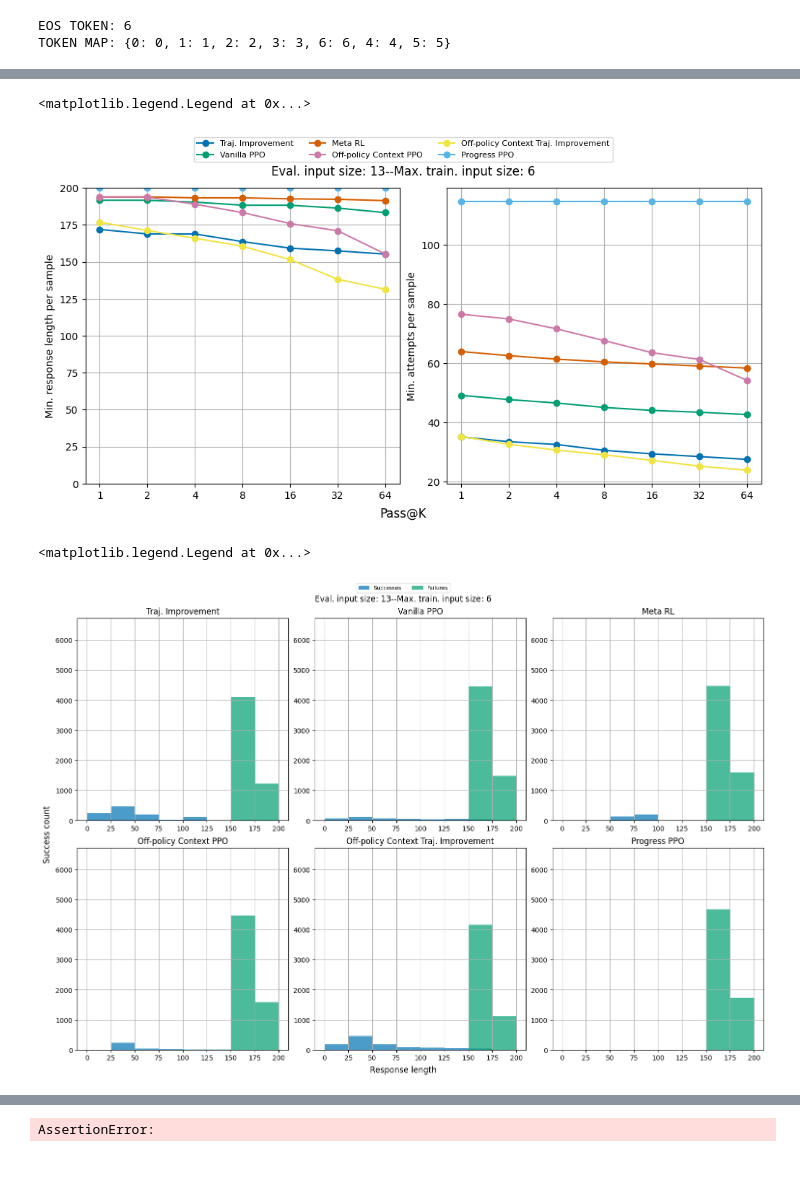
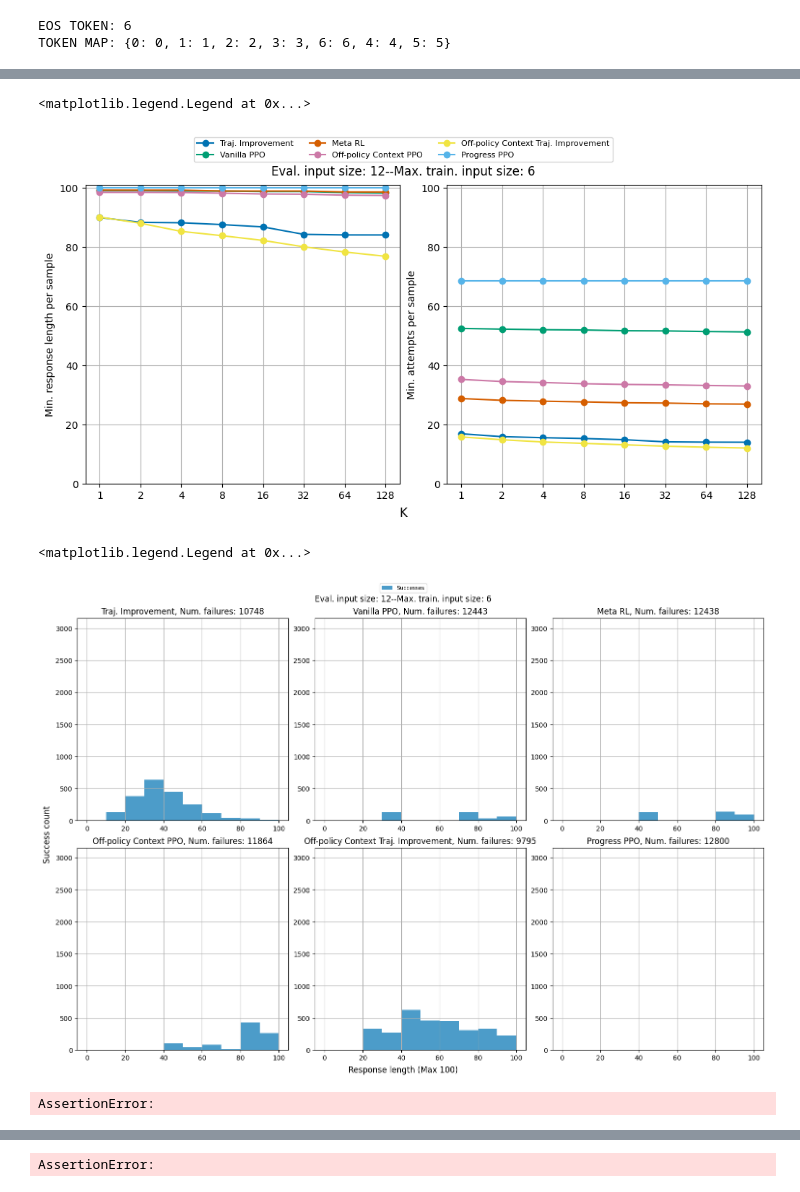
Before and after one commit to chanb/scaling_jax, a Jupyter notebook: src/evaluations/attempt_diversity.ipynb, the cells around one changed output, grey strips where cells are left out. Drawn from its saved outputs; the diff is of its cells as text; code cells hidden in the pictures.

Commit message:
Add more plots

```diff
--- a/src/evaluations/attempt_diversity.ipynb
+++ b/src/evaluations/attempt_diversity.ipynb
@@ -98,7 +106,7 @@ dataset = Addition(
     right_to_left=right_to_left,
     num_repeats=None,
     shuffle=False,
-    exact=False,
+    exact=True,
     predict_eos=predict_eos,
     num_cot_tokens=num_cot_tokens,
     p_curriculum=0.0,
@@ -229,7 +259,7 @@ for i, (exp_name, res_array) in enumerate(results.items()):
     )
     axes[0].set_xticks(x_range)
     axes[0].set_xticklabels(2 ** x_range)
-    axes[0].set_xlabel("Pass@K")
+    axes[0].set_ylabel("Pass@K")
     axes[0].set_ylim(0.0, 1.0)
     axes[0].grid(True)
 
@@ -240,12 +270,12 @@ for i, (exp_name, res_array) in enumerate(results.items()):
     )
     axes[1].set_xticks(x_range)
     axes[1].set_xticklabels(2 ** x_range)
-    axes[1].set_xlabel("Mean@K")
+    axes[1].set_ylabel("Mean@K")
     axes[1].set_ylim(0.0, 1.0)
     axes[1].grid(True)
 
 fig.suptitle("Eval. input size: {}--Max. train. input size: {}".format(max_bits, train_num_bits))
-fig.supylabel("Success Rate")
+fig.supxlabel("K")
 fig.legend(
     bbox_to_anchor=(0.0, 1.0, 1.0, 0.0),
     loc="lower center",
@@ -267,15 +297,13 @@ for i, (exp_name, res_array) in enumerate(results.items()):
     success_array = res_array[0].reshape((batch_size, num_evals))
     rlength_array = res_array[1].reshape((batch_size, num_evals))
     reset_array = res_array[2].reshape((batch_size, num_evals))
-
-    # rlength_array = rlength_array.at[jnp.logical_not(success_array)].set(float("nan"))
-    # min_response_length_per_sample = np.minimum.accumulate(rlength_array, axis=-1)
-    # min_response_length = np.nanmean(min_response_length_per_sample, axis=0)
-    rlength_array = rlength_array.at[jnp.logical_not(success_array)].set(max_decode_len)
+    rlength_array = rlength_array.at[jnp.logical_not(success_array)].set(max_response_length)
     min_response_length_per_sample = np.minimum.accumulate(rlength_array, axis=-1)
     min_response_length = np.mean(min_response_length_per_sample, axis=0)
     min_attempt_per_sample = np.minimum.accumulate(reset_array, axis=-1)
     min_attempt = np.mean(min_attempt_per_sample, axis=0)
+    mean_attempt_per_sample = np.cumsum(reset_array, axis=-1) / np.arange(1, num_evals + 1)
+    mean_attempt = np.mean(mean_attempt_per_sample, axis=0)
 
     scatter = axes[0].plot(
         x_range,
@@ -286,7 +314,7 @@ for i, (exp_name, res_array) in enumerate(results.items()):
     axes[0].set_xticks(x_range)
     axes[0].set_xticklabels(2 ** x_range)
     axes[0].set_ylabel("Min. response length per sample")
-    axes[0].set_ylim(0.0, max_decode_len)
+    axes[0].set_ylim(0.0, max_response_length + 1)
     axes[0].grid(True)
 
     scatter = axes[1].plot(
@@ -298,8 +326,9 @@ for i, (exp_name, res_array) in enumerate(results.items()):
     axes[1].set_xticklabels(2 ** x_range)
     axes[1].set_ylabel("Min. attempts per sample")
     axes[1].grid(True)
+    axes[1].set_ylim(0.0, max_response_length + 1)
 
-fig.supxlabel("Pass@K")
+fig.supxlabel("K")
 fig.suptitle("Eval. input size: {}--Max. train. input size: {}".format(max_bits, train_num_bits))
 fig.legend(
     bbox_to_anchor=(0.0, 1.0, 1.0, 0.0),
@@ -311,42 +340,44 @@ fig.legend(
 )
 # %% [output]
 <matplotlib.legend.Legend at 0x...>
-[figure, old version]
+[figure, new version]
 # %%
 num_cols = 3
 num_rows = math.ceil(len(results) / 3)
 fig, axes = plt.subplots(num_rows, num_cols, layout="constrained", figsize=(5.0 * num_cols, 5.0 * num_rows))
 
+delta = 10
 axes = axes.flatten()
 max_success = max([np.sum(res_array[0], axis=-1) for (_, res_array) in results.items()])
 max_failure = max([np.sum(1 - res_array[0], axis=-1) for (_, res_array) in results.items()])
 for i, (exp_name, res_array) in enumerate(results.items()):
     success_array = res_array[0]
     rlength_array = res_array[1]
     success_only_rlength = rlength_array[np.where(success_array)]
-    failure_only_rlength = rlength_array[np.where(np.logical_not(success_array))]
+    failure_only_rlength = np.sum(np.logical_not(success_array))
 
-    counts, bins = np.histogram(success_only_rlength, bins=np.arange(0, max_decode_len + 25, 25))
+    counts, bins = np.histogram(success_only_rlength, bins=np.arange(0, max_response_length + delta, delta))
     scatter = axes[i].hist(bins[:-1], bins, weights=counts, color="C0", alpha=0.7, label="Successes" if i == 0 else "")
 
-    counts, bins = np.histogram(failure_only_rlength, bins=np.arange(0, max_decode_len + 25, 25))
-    scatter = axes[i].hist(bins[:-1], bins, weights=counts, color="C1", alpha=0.7, label="Failures" if i == 0 else "")
-
-    axes[i].set_title(exp_name)
+    axes[i].set_title("{}, Num. failures: {}".format(exp_name, failure_only_rlength))
     axes[i].grid(True)
-    axes[i].set_ylim(0, max(max_failure, max_success) * 1.05)
+    axes[i].set_ylim(0, max_success * 1.05)
 
 fig.supylabel("Success count")
-fig.supxlabel("Response length")
+fig.supxlabel("Response length (Max {})".format(max_response_length))
 fig.suptitle("Eval. input size: {}--Max. train. input size: {}".format(max_bits, train_num_bits))
 fig.legend(
     bbox_to_anchor=(0.0, 1.0, 1.0, 0.0),
     loc="lower center",
     ncols=3,
     borderaxespad=0.0,
     frameon=True,
     fontsize="8",
 )
 # %% [output]
 <matplotlib.legend.Legend at 0x...>
-[figure, old version]
+[figure, new version]
+# %%
+assert 0
+# %% [output]
+AssertionError:
```
Also changed, not shown: parts of 10 cells of this notebook.
